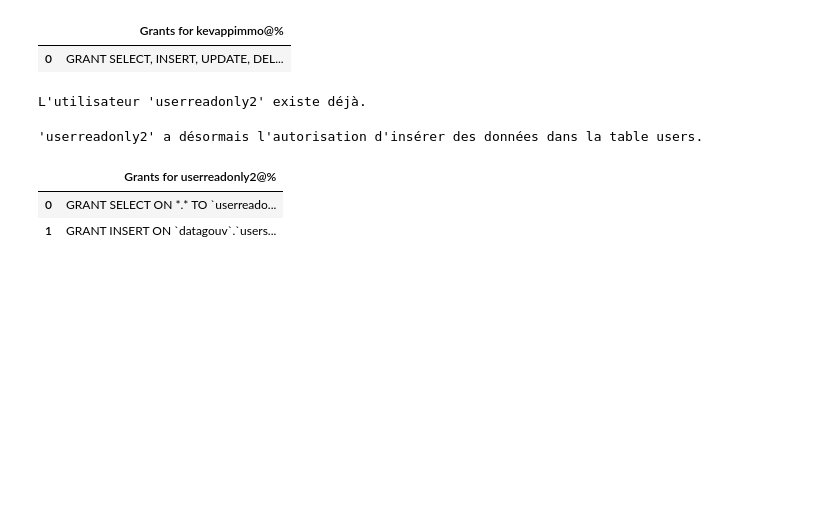
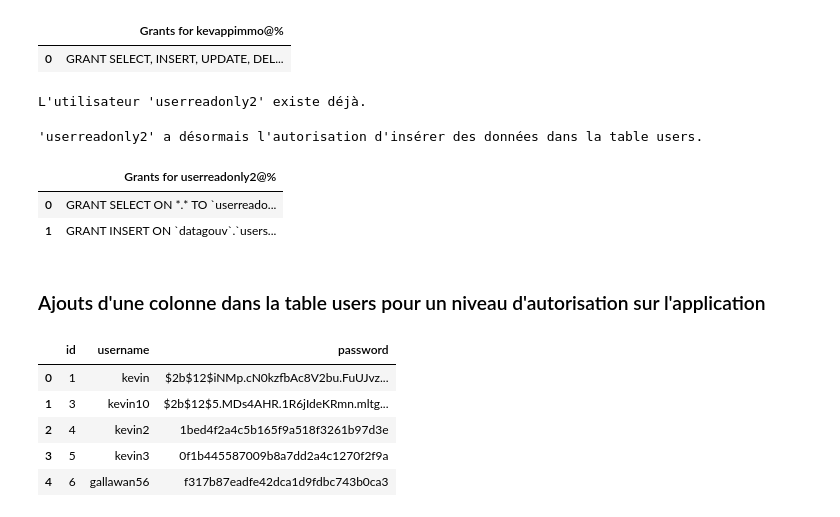
Before and after one commit to Kevin-Le-Grand/certif_app_immo, a Jupyter notebook: app/bdd_grafan.ipynb, the cells around one changed output. Drawn from its saved outputs; the diff is of its cells as text; code cells hidden in the pictures; blank space fills up the shorter version.

Commit message:
ajout d'un niveau d'utilisateur + accés à grafana si autorisation

```diff
--- a/app/bdd_grafan.ipynb
+++ b/app/bdd_grafan.ipynb
@@ -244,3 +244,14 @@ database.query_to_dataframe("SHOW GRANTS FOR 'userreadonly2'@'%';")
 |  | Grants for userreadonly2@% |
 | 0 | GRANT SELECT ON *.* TO `userreado... |
 | 1 | GRANT INSERT ON `datagouv`.`users... |
+# %% [markdown]
+### Ajouts d'une colonne dans la table users pour un niveau d'autorisation sur l'application
+# %%
+database.query_to_dataframe("SELECT * FROM users")
+# %% [output]
+|  | id | username | password |
+| 0 | 1 | kevin | $2b$12$iNMp.cN0kzfbAc8V2bu.FuUJvz... |
+| 1 | 3 | kevin10 | $2b$12$5.MDs4AHR.1R6jIdeKRmn.mltg... |
+| 2 | 4 | kevin2 | 1bed4f2a4c5b165f9a518f3261b97d3e |
+| 3 | 5 | kevin3 | 0f1b445587009b8a7dd2a4c1270f2f9a |
+| 4 | 6 | gallawan56 | f317b87eadfe42dca1d9fdbc743b0ca3 |
```
Also changed, not shown: parts of 4 cells of this notebook, 2 other files.
